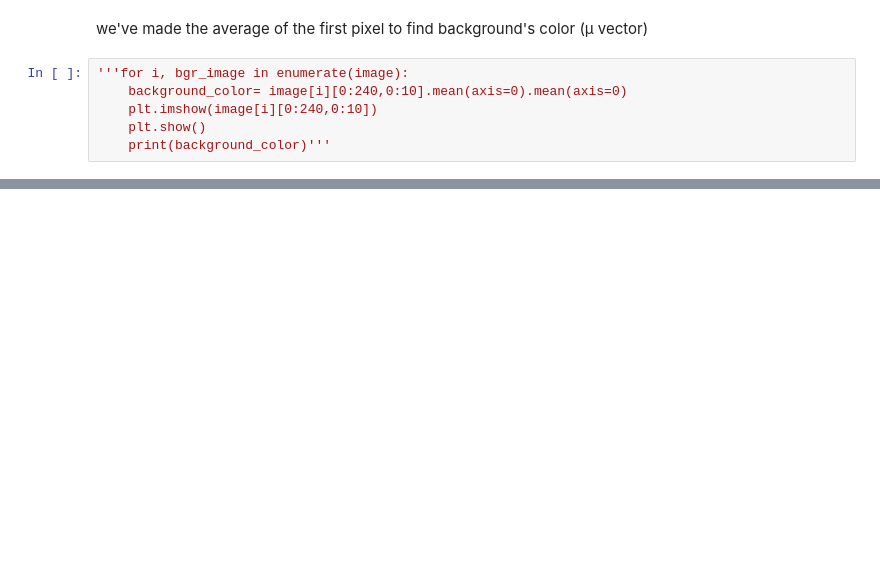
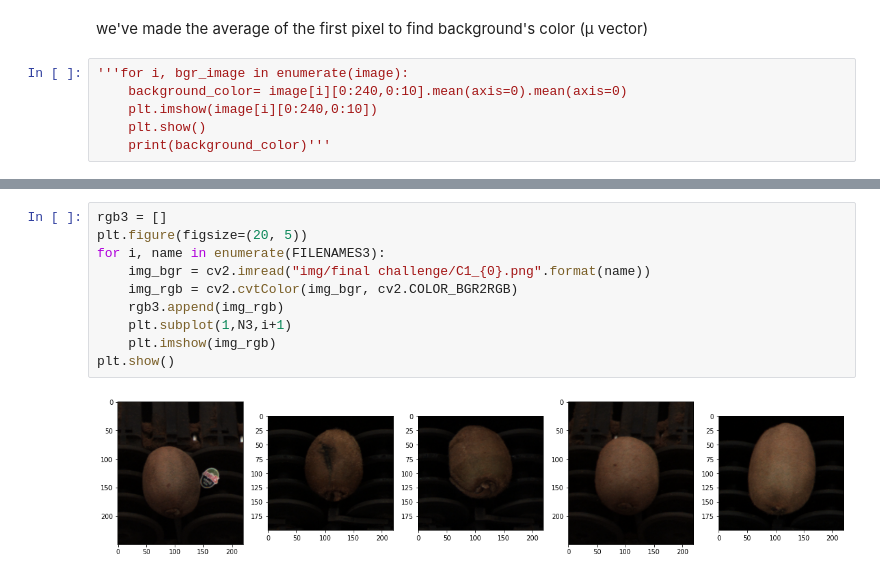
Before and after one commit to valentinaboriano/Computer-Vision, a Jupyter notebook: fruit-inspection.ipynb, the cells around one changed output, grey strips where cells are left out. Saved outputs shown, nothing was run; the diff lists cells and outputs as text; blank space fills up the shorter version.

```diff
--- a/fruit-inspection.ipynb
+++ b/fruit-inspection.ipynb
@@ -425,0 +448,12 @@ we've made the average of the first pixel to find background's color (μ vector)
+# %%
+rgb3 = []
+plt.figure(figsize=(20, 5))
+for i, name in enumerate(FILENAMES3):
+    img_bgr = cv2.imread("img/final challenge/C1_{0}.png".format(name))
+    img_rgb = cv2.cvtColor(img_bgr, cv2.COLOR_BGR2RGB)
+    rgb3.append(img_rgb)
+    plt.subplot(1,N3,i+1)
+    plt.imshow(img_rgb)
+plt.show()
+# %% [output]
+[figure, added]
```
Also changed, not shown: parts of 9 cells of this notebook.
